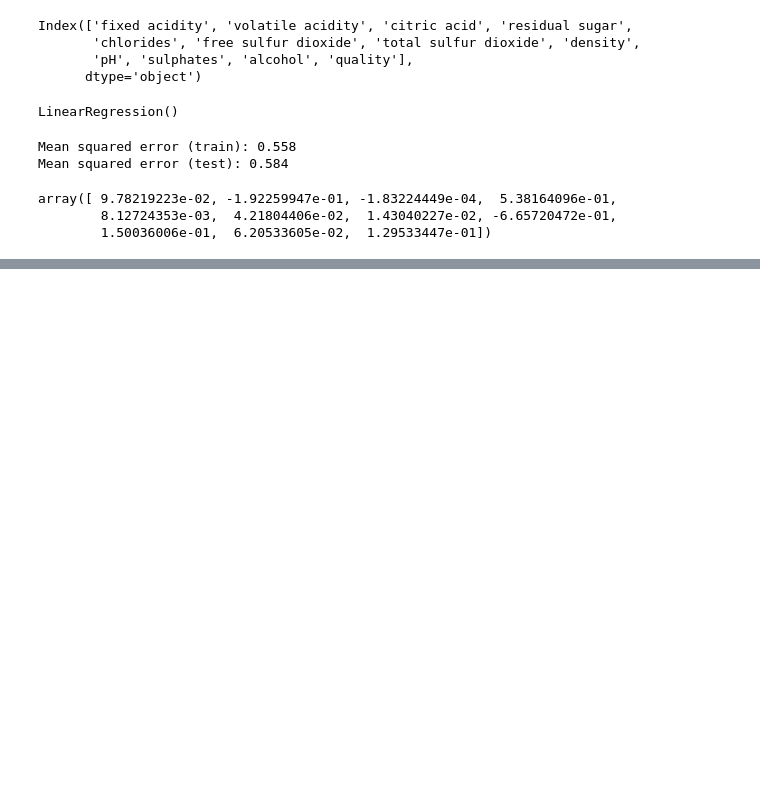
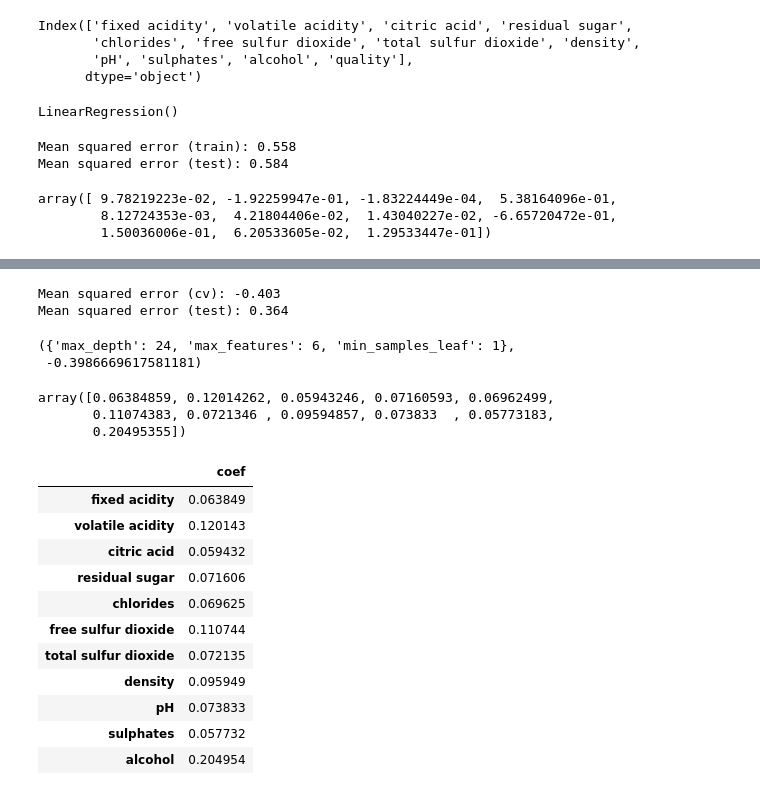
Before and after one commit to AskhatZhalgasov/machine-learning, a Jupyter notebook: linear-regression/practice.ipynb, the cells around one changed output, grey strips where cells are left out. Cells and saved outputs as stored; diff of their text form; code cells hidden in the pictures; blank space fills up the shorter version.

```diff
--- a/linear-regression/practice.ipynb
+++ b/linear-regression/practice.ipynb
@@ -103,0 +106,4 @@ print("Mean squared error (test): %.3f" % mean_squared_error(y_holdout, linear_r
+# %%
+alphas = np.logspace(-6, 2, 200)
+lasso_cv = LassoCV(alphas=alphas, random_state=17, cv=5)
+lasso_cv.fit(X_train_scaled, y_train)
@@ -103,0 +140,3 @@ print("Mean squared error (test): %.3f" % mean_squared_error(y_holdout, linear_r
+# %%
+forest_regressor = RandomForestRegressor()
+forest_regressor.fit(X_train_scaled, y_train)
@@ -103,0 +155,7 @@ print("Mean squared error (test): %.3f" % mean_squared_error(y_holdout, linear_r
+# %%
+forest_params = {'max_depth': list(range(10, 25)),
+                 'min_samples_leaf': list(range(1, 8)),
+                 'max_features': list(range(6,12))}
+
+locally_best_forest = GridSearchCV(forest_regressor, param_grid=forest_params, cv=5, n_jobs=-1, verbose=True, scoring="neg_mean_squared_error")
+locally_best_forest.fit(X_train_scaled, y_train)
@@ -103,0 +170,35 @@ print("Mean squared error (test): %.3f" % mean_squared_error(y_holdout, linear_r
+# %%
+print("Mean squared error (cv): %.3f" % cross_val_score(locally_best_forest.best_estimator_, X_train_scaled, y_train, cv=5, scoring="neg_mean_squared_error").mean())
+print("Mean squared error (test): %.3f" % mean_squared_error(y_holdout, locally_best_forest.predict(X_holdout_scaled)))
+# %% [output]
+Mean squared error (cv): -0.403
+Mean squared error (test): 0.364
+# %%
+locally_best_forest.best_params_, locally_best_forest.best_score_
+# %% [output]
+({'max_depth': 24, 'max_features': 6, 'min_samples_leaf': 1},
+ -0.3986669617581181)
+# %%
+rf_importance = pd.DataFrame(locally_best_forest.best_estimator_.feature_importances_, columns=["coef"], index=X.columns)
+# rf_importance.sort_values
+# %%
+locally_best_forest.best_estimator_.feature_importances_
+# %% [output]
+array([0.06384859, 0.12014262, 0.05943246, 0.07160593, 0.06962499,
+       0.11074383, 0.0721346 , 0.09594857, 0.073833  , 0.05773183,
+       0.20495355])
+# %%
+rf_importance
+# %% [output]
+|  | coef |
+| fixed acidity | 0.063849 |
+| volatile acidity | 0.120143 |
+| citric acid | 0.059432 |
+| residual sugar | 0.071606 |
+| chlorides | 0.069625 |
+| free sulfur dioxide | 0.110744 |
+| total sulfur dioxide | 0.072135 |
+| density | 0.095949 |
+| pH | 0.073833 |
+| sulphates | 0.057732 |
+| alcohol | 0.204954 |
```
Also changed, not shown: parts of 17 cells of this notebook, 10 other files.
